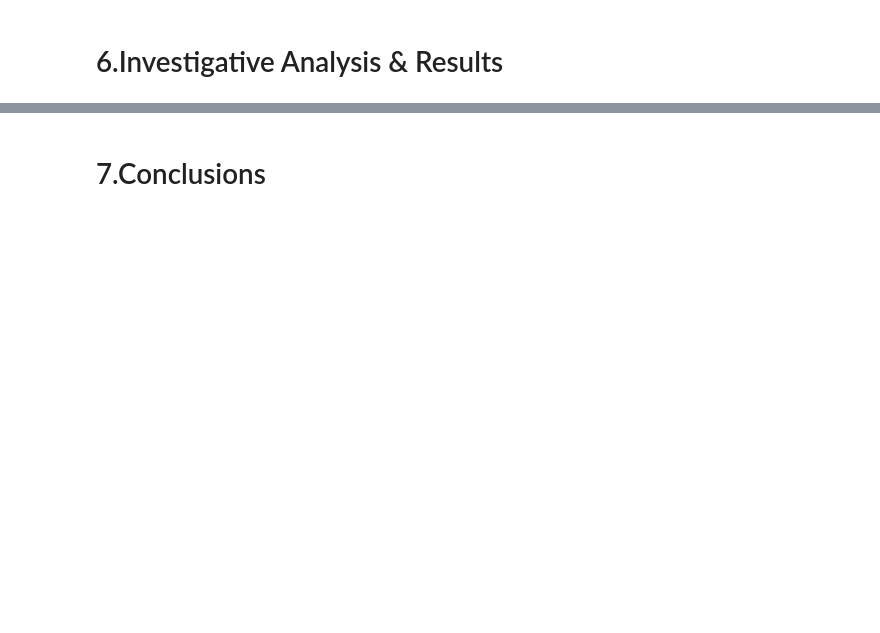
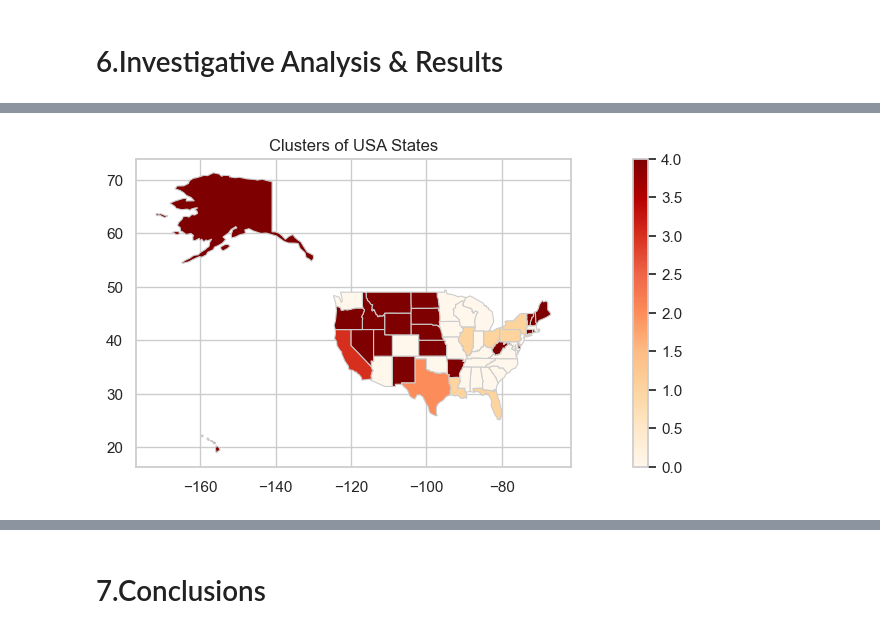
Before and after one commit to Zhengnan817/Final-Project-Carbon-dioxide-emission, a Jupyter notebook: carbon_emission.ipynb, the cells around one changed output, grey strips where cells are left out. Saved outputs shown, nothing was run; the diff lists cells and outputs as text; code cells hidden in the pictures; blank space fills up the shorter version.

Commit message:
'carbon'

```diff
--- a/carbon_emission.ipynb
+++ b/carbon_emission.ipynb
@@ -246,0 +458,3 @@ df_co2_fuel.head()
+# %%
+df_co2_p = cleaner_co2.co2_pivot()
+df_co2_p.head()
@@ -266,3 +524,8 @@ gdp_value.plot_pairplot(df_co2_c,df_gdp)
 # %% [markdown]
 
 # 6.Investigative Analysis & Results
+# %%
+from carbon_emission.results import ModelBuilder
+model_co2 = ModelBuilder(df_co2_p)
+df_cluster = model_co2.state_fuel_cluster()
+df_cluster.head(10)
@@ -268,0 +544,4 @@ gdp_value.plot_pairplot(df_co2_c,df_gdp)
+# %%
+model_co2.map_fuel()
+# %% [output]
+[figure, added]
```
Also changed, not shown: parts of 39 cells of this notebook, 3 other files.
